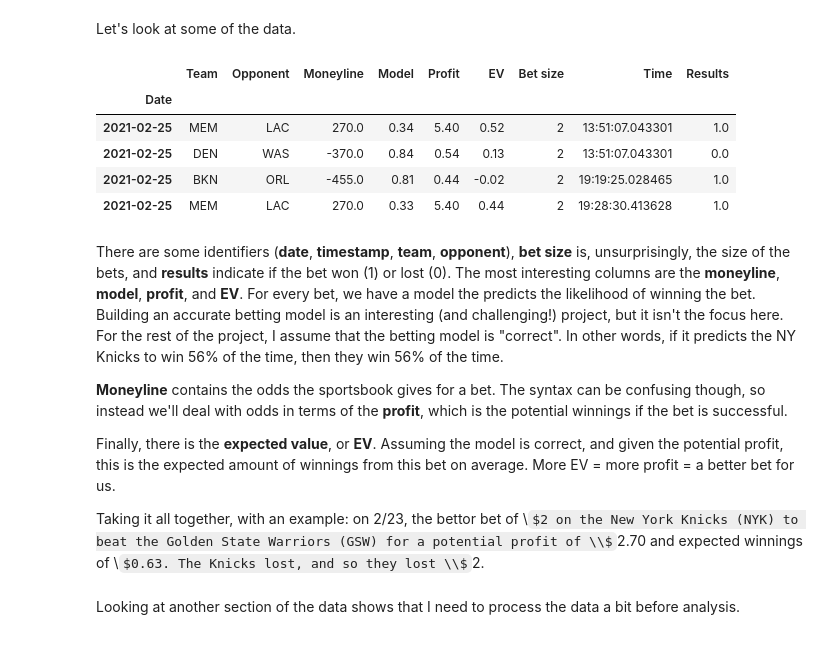
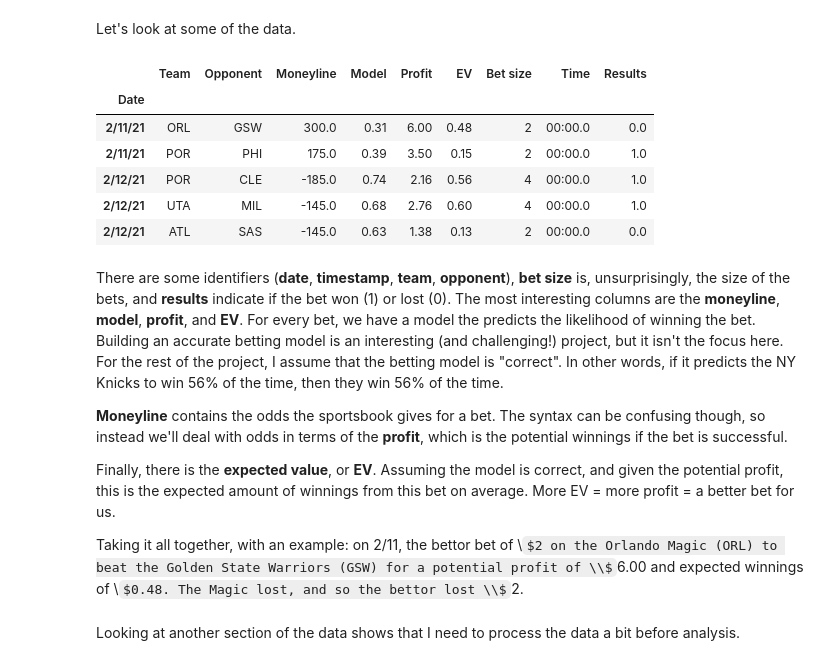
Before and after one commit to AstroSheppard/NBA, a Jupyter notebook: Sports Betting Variance Calculator.ipynb, the cells around one changed output. Drawn from its saved outputs; the diff is of its cells as text; code cells hidden in the pictures; some formulas as TeX source.

```diff
--- a/Sports Betting Variance Calculator.ipynb
+++ b/Sports Betting Variance Calculator.ipynb
@@ -17,14 +17,15 @@ bet_df = pd.read_csv('./bets.csv', index_col=0)
 # %% [markdown]
 Let's look at some of the data.
 # %%
-bet_df.tail(4)
+bet_df.head()
 # %% [output]
 |  | Team | Opponent | Moneyline | Model | Profit | EV | Bet size | Time | Results |
 | Date |  |  |  |  |  |  |  |  |  |
-| 2021-02-25 | MEM | LAC | 270.0 | 0.34 | 5.40 | 0.52 | 2 | 13:51:07.043301 | 1.0 |
-| 2021-02-25 | DEN | WAS | -370.0 | 0.84 | 0.54 | 0.13 | 2 | 13:51:07.043301 | 0.0 |
-| 2021-02-25 | BKN | ORL | -455.0 | 0.81 | 0.44 | -0.02 | 2 | 19:19:25.028465 | 1.0 |
-| 2021-02-25 | MEM | LAC | 270.0 | 0.33 | 5.40 | 0.44 | 2 | 19:28:30.413628 | 1.0 |
+| 2/11/21 | ORL | GSW | 300.0 | 0.31 | 6.00 | 0.48 | 2 | 00:00.0 | 0.0 |
+| 2/11/21 | POR | PHI | 175.0 | 0.39 | 3.50 | 0.15 | 2 | 00:00.0 | 1.0 |
+| 2/12/21 | POR | CLE | -185.0 | 0.74 | 2.16 | 0.56 | 4 | 00:00.0 | 1.0 |
+| 2/12/21 | UTA | MIL | -145.0 | 0.68 | 2.76 | 0.60 | 4 | 00:00.0 | 1.0 |
+| 2/12/21 | ATL | SAS | -145.0 | 0.63 | 1.38 | 0.13 | 2 | 00:00.0 | 0.0 |
 # %% [markdown]
 There are some identifiers (**date**, **timestamp**, **team**, **opponent**), **bet size** is, unsurprisingly, the size of the bets, and **results** indicate if the bet won (1) or lost (0). The most interesting columns are the **moneyline**, **model**, **profit**, and **EV**. For every bet, we have a model the predicts the likelihood of winning the bet. Building an accurate betting model is an interesting (and challenging!) project, but it isn't the focus here. For the rest of the project, I assume that the betting model is "correct". In other words, if it predicts the NY Knicks to win 56% of the time, then they win 56% of the time.
 
@@ -32,7 +33,7 @@ There are some identifiers (**date**, **timestamp**, **team**, **opponent**), **
 
 Finally, there is the **expected value**, or **EV**. Assuming the model is correct, and given the potential profit, this is the expected amount of winnings from this bet on average. More EV = more profit = a better bet for us.
 
-Taking it all together, with an example: on 2/23, the bettor bet of \\$2 on the New York Knicks (NYK) to beat the Golden State Warriors (GSW) for a potential profit of \\$2.70 and expected winnings of \\$0.63. The Knicks lost, and so they lost \\$2.
+Taking it all together, with an example: on 2/11, the bettor bet of \\$2 on the Orlando Magic (ORL) to beat the Golden State Warriors (GSW) for a potential profit of \\$6.00 and expected winnings of \\$0.48. The Magic lost, and so the bettor lost \\$2.
 # %% [markdown]
 Looking at another section of the data shows that I need to process the data a bit before analysis.
 # %%
```
Also changed, not shown: parts of 9 cells of this notebook.
